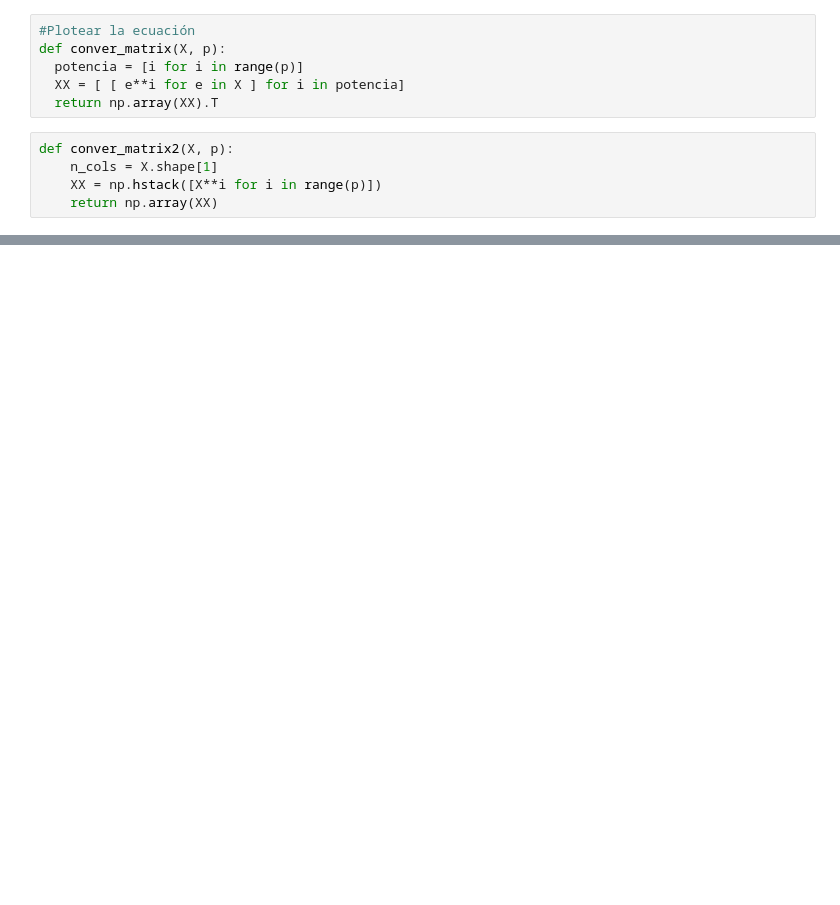
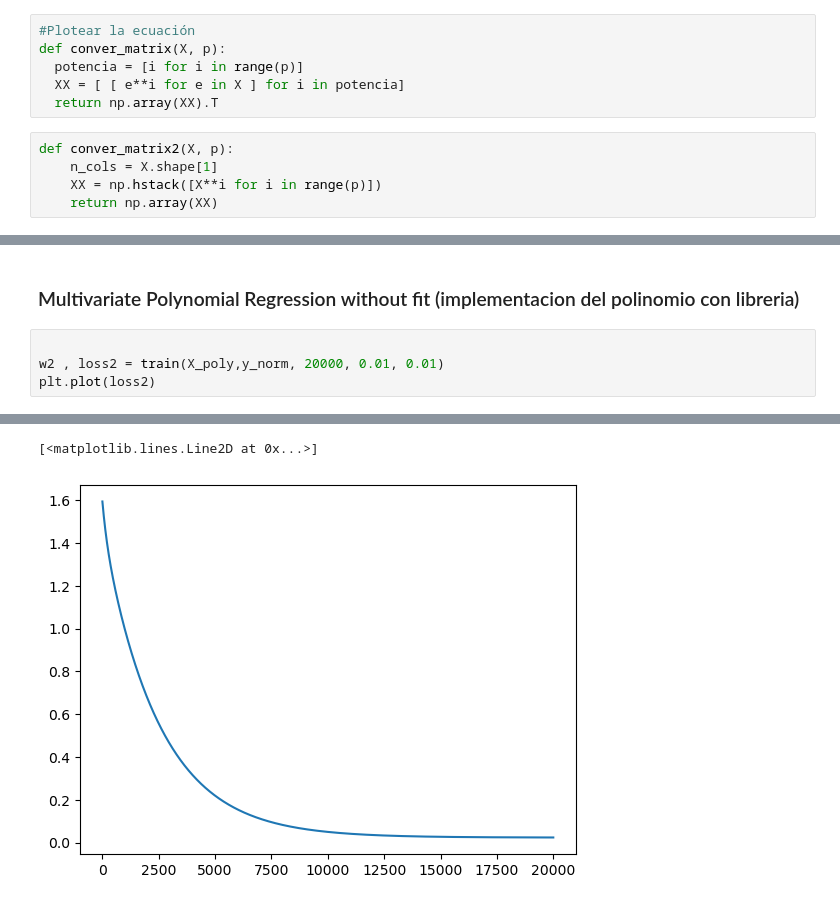
Before and after one commit to Fabryzzio-Meza-Torres/FireCast-linear-and-non-linear-regression-for-predicting-the-impact-of-forest-fires-in-Portugal, a Jupyter notebook: sample.ipynb, the cells around one changed output, grey strips where cells are left out. Cells and saved outputs as stored; diff of their text form; blank space fills up the shorter version.

```diff
--- a/sample.ipynb
+++ b/sample.ipynb
@@ -187,0 +215,7 @@ print(w)
+# %% [markdown]
+### Multivariate Polynomial Regression without fit (implementacion del polinomio con libreria)
+# %%
+
+w2 , loss2 = train(X_poly,y_norm, 20000, 0.01, 0.01)
+plt.plot(loss2)
+# %% [output]
@@ -187,0 +239,2 @@ print(w)
+[<matplotlib.lines.Line2D at 0x...>]
+[figure, added]
```
Also changed, not shown: parts of 20 cells of this notebook.
